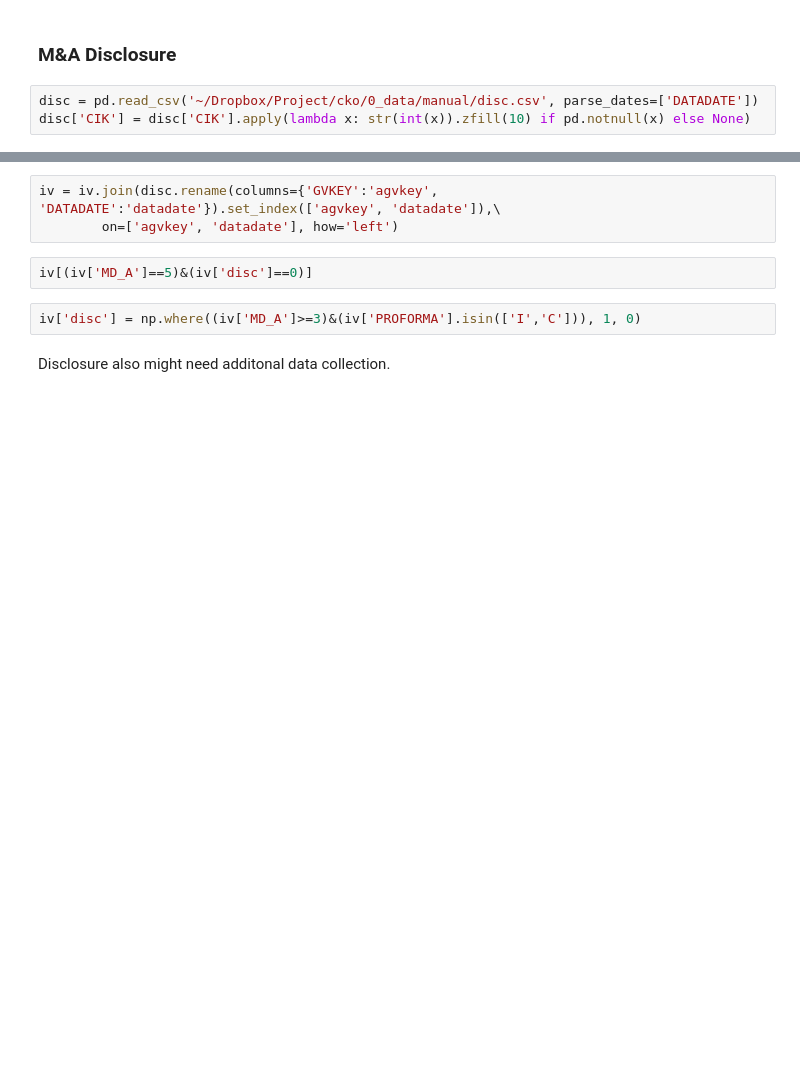
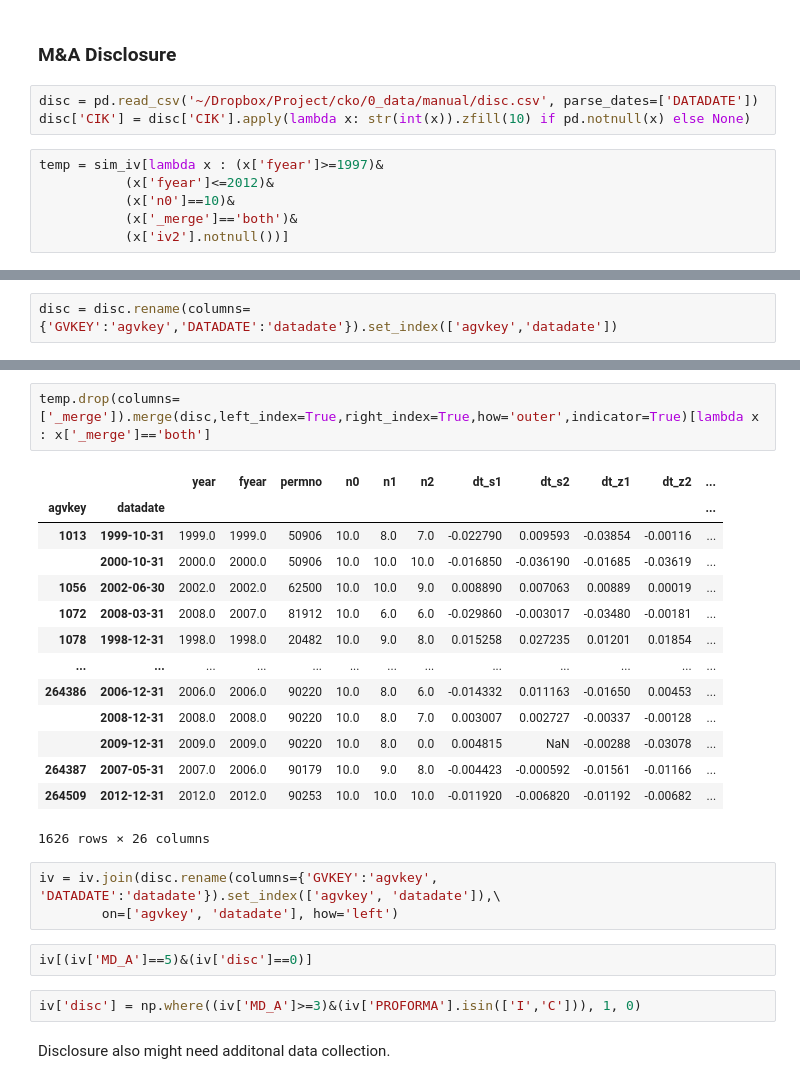
Before and after one commit to heejinohn/cko2019, a Jupyter notebook: 1_code/Review_IV.ipynb, the cells around one changed output, grey strips where cells are left out. Cells and saved outputs as stored; diff of their text form; blank space fills up the shorter version.

```diff
--- a/1_code/Review_IV.ipynb
+++ b/1_code/Review_IV.ipynb
@@ -614,4 +621,10 @@ dtype: float64
 # %%
 disc = pd.read_csv('~/Dropbox/Project/cko/0_data/manual/disc.csv', parse_dates=['DATADATE'])
 disc['CIK'] = disc['CIK'].apply(lambda x: str(int(x)).zfill(10) if pd.notnull(x) else None)
+# %%
+temp = sim_iv[lambda x : (x['fyear']>=1997)&
+           (x['fyear']<=2012)&
+           (x['n0']==10)&
+           (x['_merge']=='both')&
+           (x['iv2'].notnull())]
 # %%
@@ -618,0 +639,2 @@ iv.head()
+# %%
+disc = disc.rename(columns={'GVKEY':'agvkey','DATADATE':'datadate'}).set_index(['agvkey','datadate'])
@@ -619,3 +661,20 @@ iv.head()
+# %%
+temp.drop(columns=['_merge']).merge(disc,left_index=True,right_index=True,how='outer',indicator=True)[lambda x : x['_merge']=='both']
+# %% [output]
+|  |  | year | fyear | permno | n0 | n1 | n2 | dt_s1 | dt_s2 | dt_z1 | dt_z2 | ... |
+| agvkey | datadate |  |  |  |  |  |  |  |  |  |  | ... |
+| 1013 | 1999-10-31 | 1999.0 | 1999.0 | 50906 | 10.0 | 8.0 | 7.0 | -0.022790 | 0.009593 | -0.03854 | -0.00116 | ... |
+|  | 2000-10-31 | 2000.0 | 2000.0 | 50906 | 10.0 | 10.0 | 10.0 | -0.016850 | -0.036190 | -0.01685 | -0.03619 | ... |
+| 1056 | 2002-06-30 | 2002.0 | 2002.0 | 62500 | 10.0 | 10.0 | 9.0 | 0.008890 | 0.007063 | 0.00889 | 0.00019 | ... |
+| 1072 | 2008-03-31 | 2008.0 | 2007.0 | 81912 | 10.0 | 6.0 | 6.0 | -0.029860 | -0.003017 | -0.03480 | -0.00181 | ... |
+| 1078 | 1998-12-31 | 1998.0 | 1998.0 | 20482 | 10.0 | 9.0 | 8.0 | 0.015258 | 0.027235 | 0.01201 | 0.01854 | ... |
+| ... | ... | ... | ... | ... | ... | ... | ... | ... | ... | ... | ... | ... |
+| 264386 | 2006-12-31 | 2006.0 | 2006.0 | 90220 | 10.0 | 8.0 | 6.0 | -0.014332 | 0.011163 | -0.01650 | 0.00453 | ... |
+|  | 2008-12-31 | 2008.0 | 2008.0 | 90220 | 10.0 | 8.0 | 7.0 | 0.003007 | 0.002727 | -0.00337 | -0.00128 | ... |
+|  | 2009-12-31 | 2009.0 | 2009.0 | 90220 | 10.0 | 8.0 | 0.0 | 0.004815 | NaN | -0.00288 | -0.03078 | ... |
+| 264387 | 2007-05-31 | 2007.0 | 2006.0 | 90179 | 10.0 | 9.0 | 8.0 | -0.004423 | -0.000592 | -0.01561 | -0.01166 | ... |
+| 264509 | 2012-12-31 | 2012.0 | 2012.0 | 90253 | 10.0 | 10.0 | 10.0 | -0.011920 | -0.006820 | -0.01192 | -0.00682 | ... |
+1626 rows × 26 columns
 # %%
 iv = iv.join(disc.rename(columns={'GVKEY':'agvkey', 'DATADATE':'datadate'}).set_index(['agvkey', 'datadate']),\
         on=['agvkey', 'datadate'], how='left')
```
Also changed, not shown: parts of 24 cells of this notebook.
